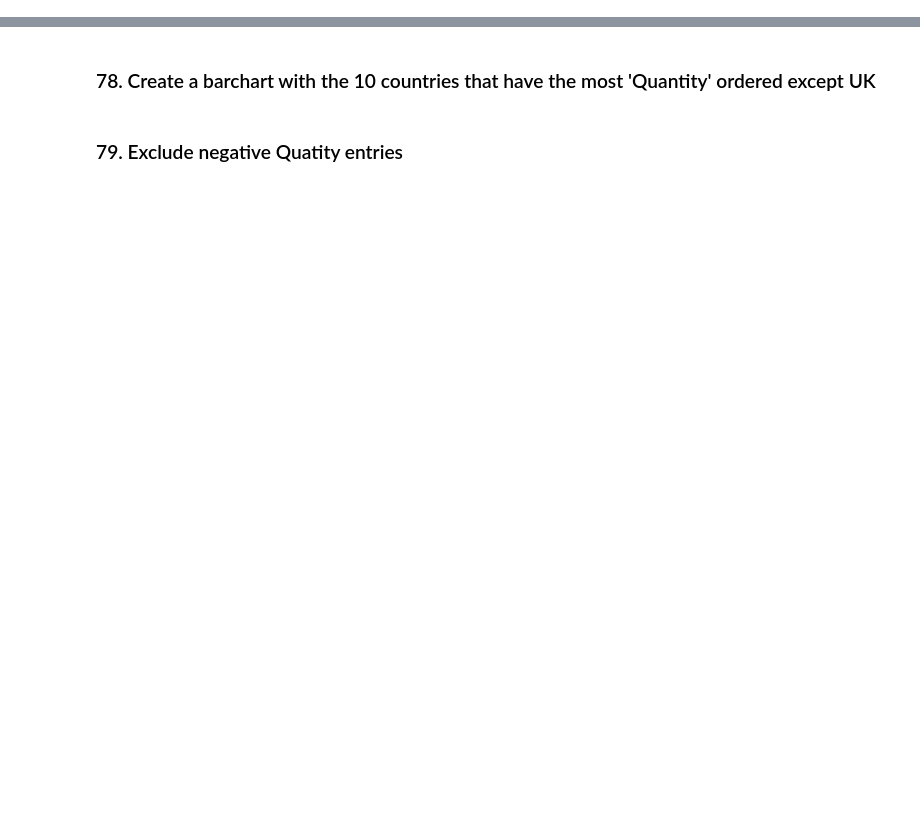
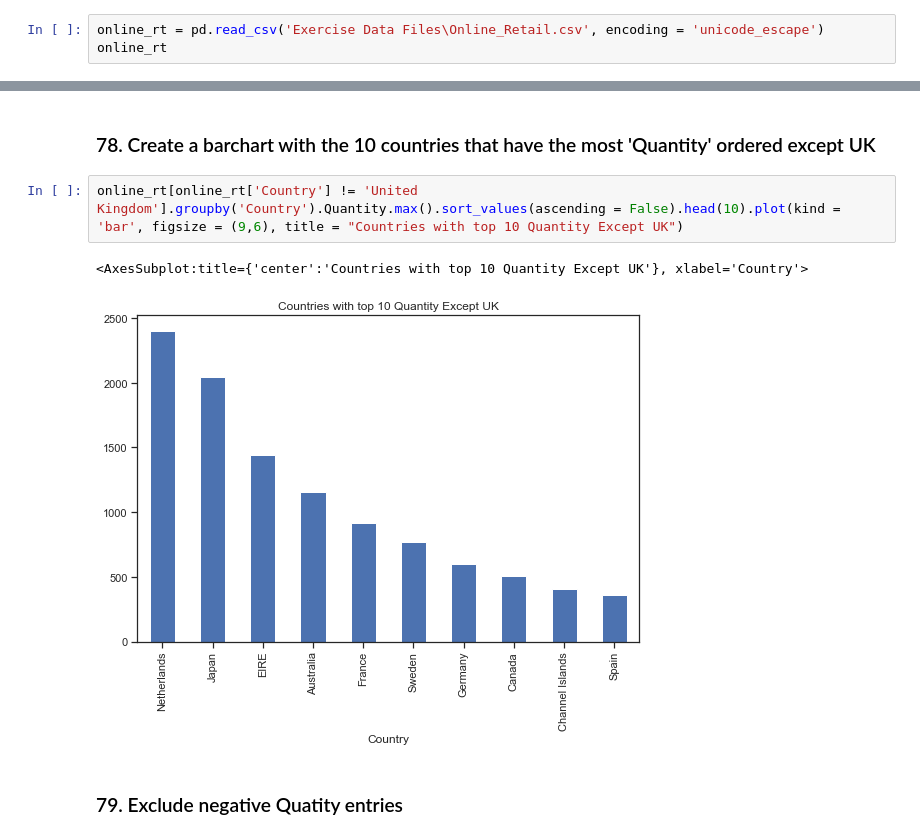
Before and after one commit to sakshisv/Basic-Data-Manipulation-Visualization-Exercise, a Jupyter notebook: Basic_Data_Manipulation_Visualization_Exercise.ipynb, the cells around one changed output, grey strips where cells are left out. Cells and saved outputs as stored; diff of their text form; blank space fills up the shorter version.

```diff
--- a/Basic_Data_Manipulation_Visualization_Exercise.ipynb
+++ b/Basic_Data_Manipulation_Visualization_Exercise.ipynb
@@ -1549,3 +1554,6 @@ len(apple['year_month'].unique())
 ## The below exercises (77-80) required to use Online_Retail.csv file
 # %% [markdown]
 ### 77. Import the dataset from this Online_Retail.csv and assign it to a variable called online_rt
+# %%
+online_rt = pd.read_csv('Exercise Data Files\Online_Retail.csv', encoding = 'unicode_escape')
+online_rt
@@ -1552,4 +1574,9 @@ len(apple['year_month'].unique())
 # %% [markdown]
 ### 78. Create a barchart with the 10 countries that have the most 'Quantity' ordered except UK
+# %%
+online_rt[online_rt['Country'] != 'United Kingdom'].groupby('Country').Quantity.max().sort_values(ascending = False).head(10).plot(kind = 'bar', figsize = (9,6), title = "Countries with top 10 Quantity Except UK")
+# %% [output]
+<AxesSubplot:title={'center':'Countries with top 10 Quantity Except UK'}, xlabel='Country'>
+[figure, added]
 # %% [markdown]
 ### 79.  Exclude negative Quatity entries
```
Also changed, not shown: parts of 3 cells of this notebook.
